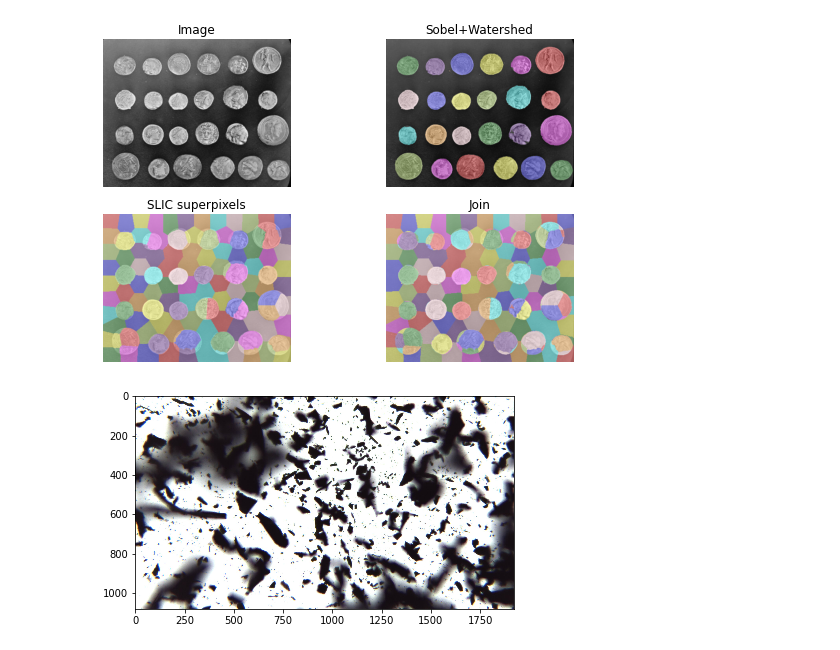
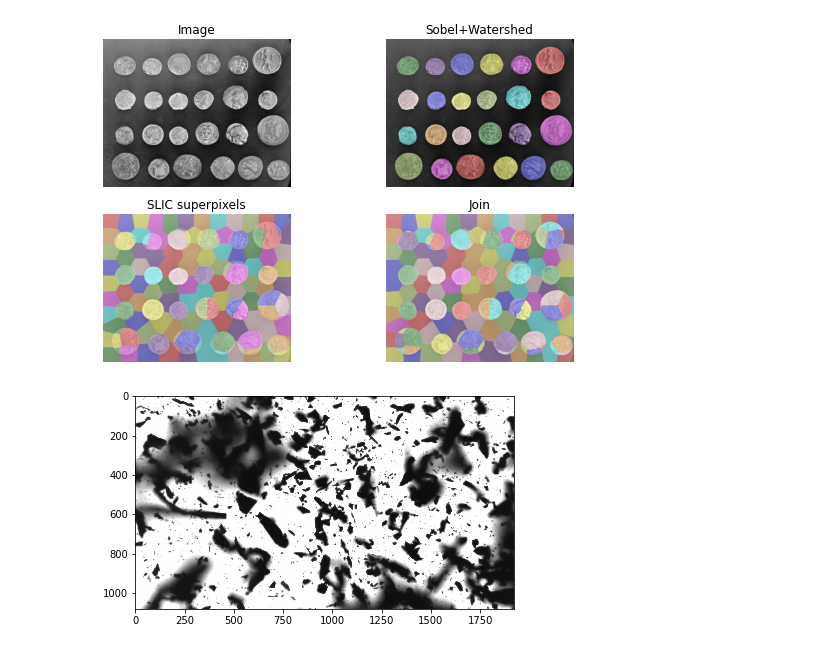
Before and after one commit to guilhermeilum/app_medir_tamanho_particula, a Jupyter notebook: app_teste.ipynb, the cells around one changed output. Drawn from its saved outputs; the diff is of its cells as text; code cells hidden in the pictures.

```diff
--- a/app_teste.ipynb
+++ b/app_teste.ipynb
@@ -62,12 +62,15 @@ plt.show()
 # %%
 import os
 import skimage
 from skimage import io
+from skimage import color
 file = os.path.join(skimage.data_dir, r'C:\Users\guilherme220044\OneDrive - CNPEM - Centro Nacional de Pesquisa em Energia e Materiais\Documentos\app_medir_tamanho_particula\image.png')
 
 
-cars = io.imread(file)
-io.imshow(cars)
+image = io.imread(file)
+imgGray = color.rgb2gray(image)
+io.imshow(imgGray)
+
 io.show()
 # %% [output]
-[figure, old version]
+[figure, new version]
```
Also changed, not shown: parts of 5 cells of this notebook.
